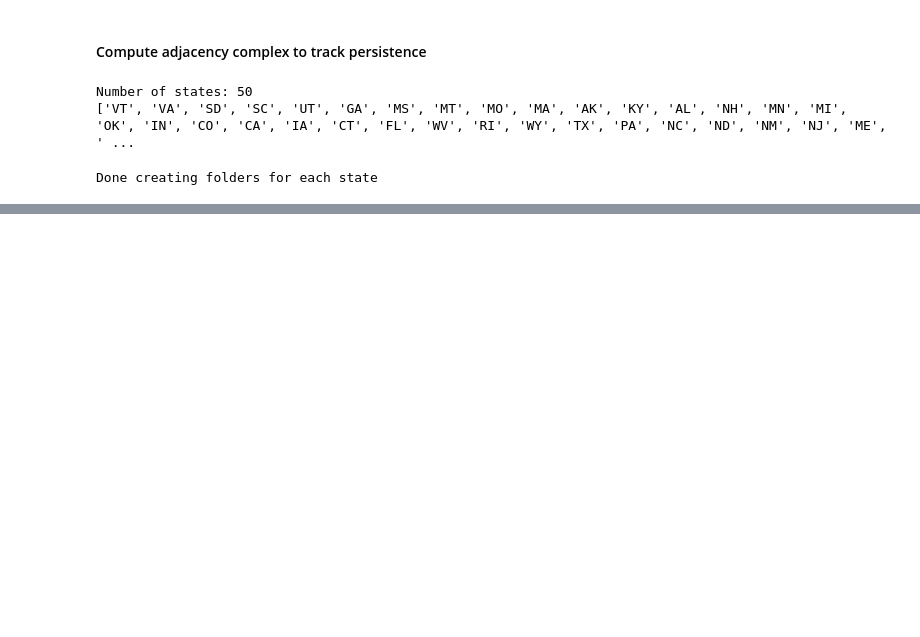
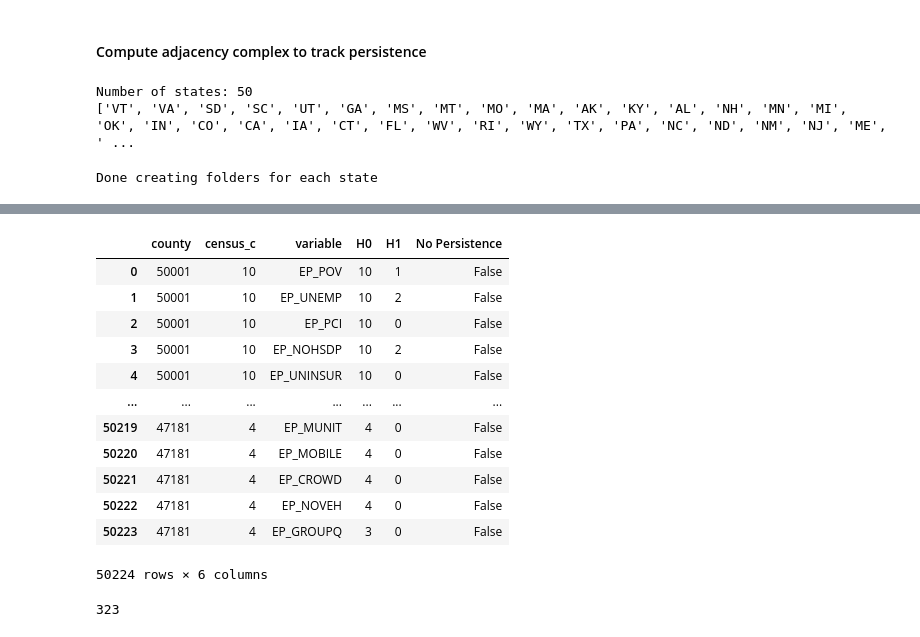
Before and after one commit to hashansl/modeling-ideas, a Jupyter notebook: overdose modeling for entire country/persistence_image_generation_adjacency_complex.ipynb, the cells around one changed output, grey strips where cells are left out. Cells and saved outputs as stored; diff of their text form; code cells hidden in the pictures; blank space fills up the shorter version.

```diff
--- a/overdose modeling for entire country/persistence_image_generation_adjacency_complex.ipynb
+++ b/overdose modeling for entire country/persistence_image_generation_adjacency_complex.ipynb
@@ -238 +304,24 @@ Processing: EP_GROUPQ
 All states processed.
+# %%
+summary_df
+# %% [output]
+|  | county | census_c | variable | H0 | H1 | No Persistence |
+| 0 | 50001 | 10 | EP_POV | 10 | 1 | False |
+| 1 | 50001 | 10 | EP_UNEMP | 10 | 2 | False |
+| 2 | 50001 | 10 | EP_PCI | 10 | 0 | False |
+| 3 | 50001 | 10 | EP_NOHSDP | 10 | 2 | False |
+| 4 | 50001 | 10 | EP_UNINSUR | 10 | 0 | False |
+| ... | ... | ... | ... | ... | ... | ... |
+| 50219 | 47181 | 4 | EP_MUNIT | 4 | 0 | False |
+| 50220 | 47181 | 4 | EP_MOBILE | 4 | 0 | False |
+| 50221 | 47181 | 4 | EP_CROWD | 4 | 0 | False |
+| 50222 | 47181 | 4 | EP_NOVEH | 4 | 0 | False |
+| 50223 | 47181 | 4 | EP_GROUPQ | 3 | 0 | False |
+50224 rows × 6 columns
+# %%
+# GET THE MAXIMUM H1 VALUE
+max_h1 = summary_df['H1'].max()
+
+max_h1
+# %% [output]
+323
```
Also changed, not shown: parts of 8 cells of this notebook.
